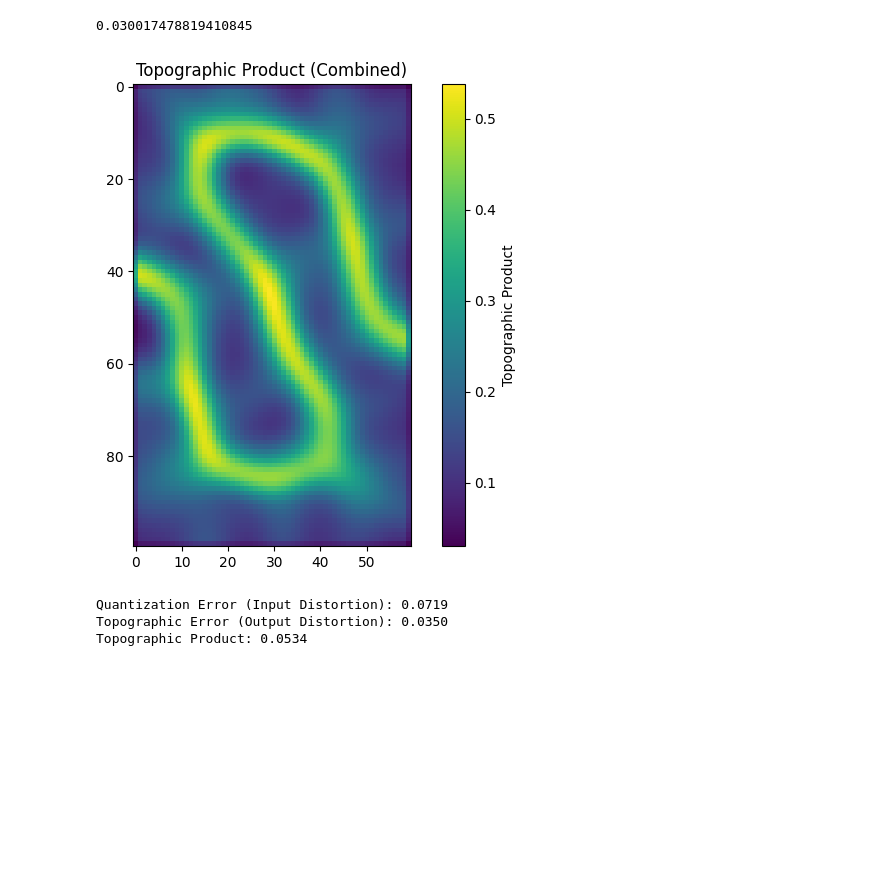
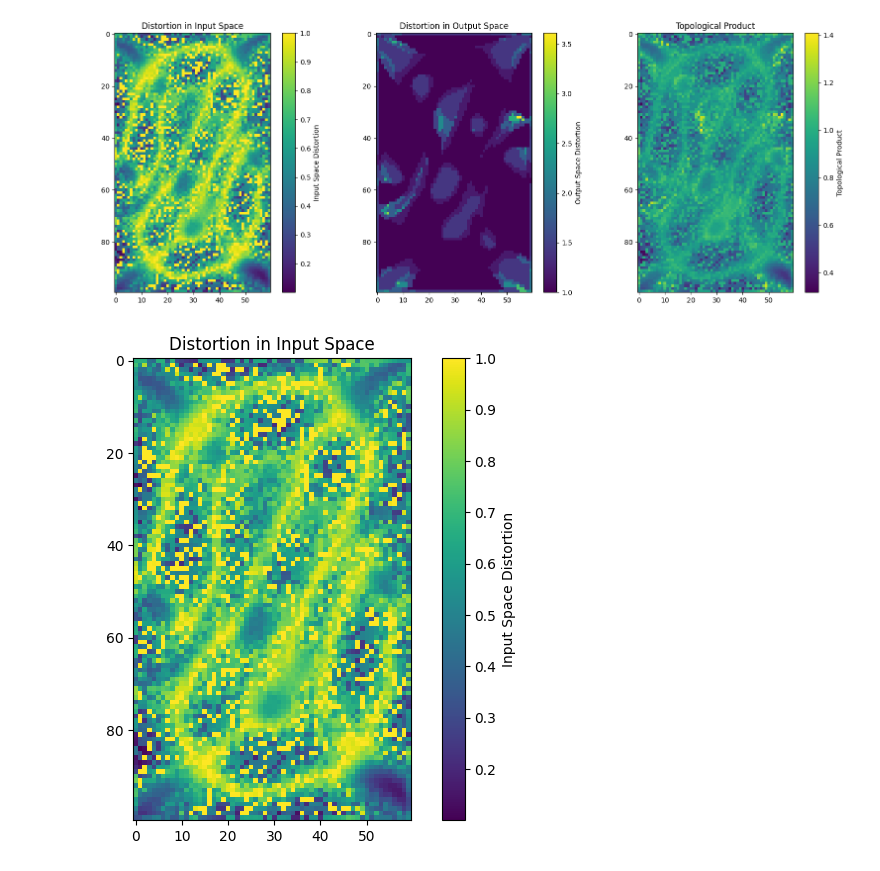
Before and after one commit to mwustinger/sos-ws2024, a Jupyter notebook: exercise3/PySOMVis/Test.ipynb, the cells around one changed output. Cells and saved outputs as stored; diff of their text form; code cells hidden in the pictures; blank space fills up the shorter version.

Commit message:
moved Topologic Product calculator to Test.ipynb

```diff
--- a/exercise3/PySOMVis/Test.ipynb
+++ b/exercise3/PySOMVis/Test.ipynb
@@ -21,7 +188,7 @@ from minisom import MiniSom
 
 som = MiniSom(100, 60, 3, sigma=20, learning_rate=0.7)
 som.train(idata['arr'], 30000, random_order=True, verbose=True)
-
+som.dataset_name = "Chainlink"
 vis = PySOMVis(weights=som._weights, input_data=idata['arr'])
 vis._mainview
 # %% [output]
@@ -73,19 +197,0 @@ plt.show()
-# %%
-topographic_map = (som.distance_map() + output_distances) / 2  # Mean of the two
-print(np.min(topographic_map))
-plt.figure(figsize=(8, 6))
-plt.title("Topographic Product (Combined)")
-plt.imshow(topographic_map, cmap='viridis')
-plt.colorbar(label='Topographic Product')
-plt.show()
-
-# Print calculated values for reference
-print(f"Quantization Error (Input Distortion): {quantization_error:.4f}")
-print(f"Topographic Error (Output Distortion): {topographic_error:.4f}")
-print(f"Topographic Product: {topographic_product:.4f}")
-# %% [output]
-0.030017478819410845
-[figure, removed]
-Quantization Error (Input Distortion): 0.0719
-Topographic Error (Output Distortion): 0.0350
-Topographic Product: 0.0534
@@ -91,0 +233,41 @@ Topographic Product: 0.0534
+# %%
+from topologic_product_calc import TopologicProductCalculator
+import numpy as np
+import matplotlib.pyplot as plt
+
+def vis_all(som, k):
+    topo_calc = TopologicProductCalculator(som)
+
+    grid_y, grid_x = som._weights.shape[:2]
+
+    input_distances = np.array([[topo_calc.P1(i, j, k) for j in range(grid_y)] for i in range(grid_x)])
+    output_distances = np.array([[topo_calc.P2(i, j, k) for j in range(grid_y)] for i in range(grid_x)])
+    topo_prod = np.array([[topo_calc.P3(i, j, k) for j in range(grid_y)] for i in range(grid_x)])
+
+    fig, ax = plt.subplots(nrows=1, ncols=3, figsize=(16, 6))
+
+    im0 = ax[0].imshow(np.swapaxes(input_distances, 0, 1), cmap='viridis')
+    ax[0].set_title("Distortion in Input Space")
+    fig.colorbar(im0, ax=ax[0], label='Input Space Distortion')
+
+    im1 = ax[1].imshow(np.swapaxes(output_distances, 0, 1), cmap='viridis')
+    ax[1].set_title("Distortion in Output Space")
+    fig.colorbar(im1, ax=ax[1], label='Output Space Distortion')
+
+    im2 = ax[2].imshow(np.swapaxes(topo_prod, 0, 1), cmap='viridis')
+    ax[2].set_title("Topological Product")
+    fig.colorbar(im2, ax=ax[2], label='Topological Product')
+
+    fig.tight_layout()
+    plt.show()
+
+    log_provenance(
+        som.dataset_name,
+        "Distortions and Topological Product",
+        k,
+        ["Input Distortion Plot", "Output Distortion Plot", "Topological Product Plot"]
+    )
+# %%
+vis_all(som, 2)
+# %% [output]
+[figure, added]
@@ -91,0 +294,4 @@ Topographic Product: 0.0534
+# %%
+vis_input_dist(som, 2)
+# %% [output]
+[figure, added]
```
Also changed, not shown: parts of 20 cells of this notebook, 9 other files.
